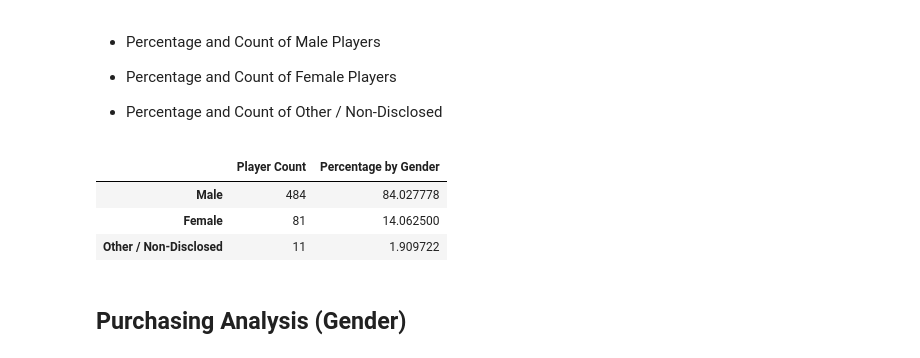
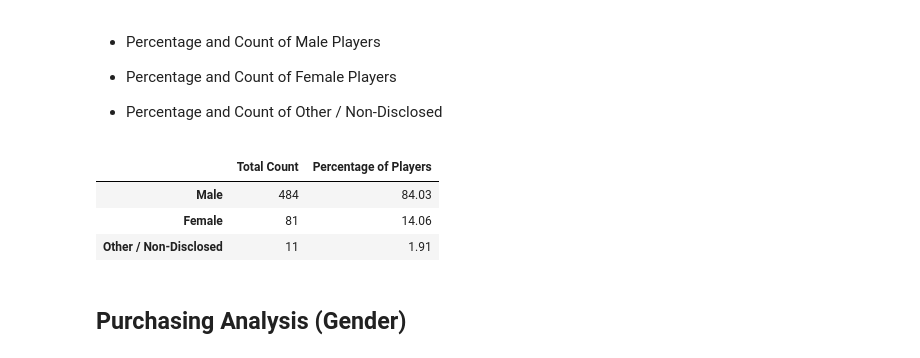
Before and after one commit to NoahGoldstein13/pandas-challenge, a Jupyter notebook: HeroesOfPymoli/HeroesOfPymoli_starter.ipynb, the cells around one changed output. Cells and saved outputs as stored; diff of their text form; code cells hidden in the pictures.

```diff
--- a/HeroesOfPymoli/HeroesOfPymoli_starter.ipynb
+++ b/HeroesOfPymoli/HeroesOfPymoli_starter.ipynb
@@ -67,15 +67,16 @@ purchasing_analysis_df
 # %%
 unique_players_df = purchase_data_df.drop_duplicates(subset=['SN'])
 gender_count = unique_players_df['Gender'].value_counts()
-gender_percent = gender_count / total_players * 100
+gender_percent = round(gender_count / total_players * 100,2)
 
-gender_demographics_df = pd.DataFrame({"Player Count": gender_count, "Percentage by Gender" : gender_percent})
+
+gender_demographics_df = pd.DataFrame({"Total Count": gender_count, "Percentage of Players" : gender_percent})
 gender_demographics_df
 # %% [output]
-|  | Player Count | Percentage by Gender |
-| Male | 484 | 84.027778 |
-| Female | 81 | 14.062500 |
-| Other / Non-Disclosed | 11 | 1.909722 |
+|  | Total Count | Percentage of Players |
+| Male | 484 | 84.03 |
+| Female | 81 | 14.06 |
+| Other / Non-Disclosed | 11 | 1.91 |
 # %% [markdown]
 ## Purchasing Analysis (Gender)
 # %% [markdown]
```
Also changed, not shown: parts of 5 cells of this notebook.
